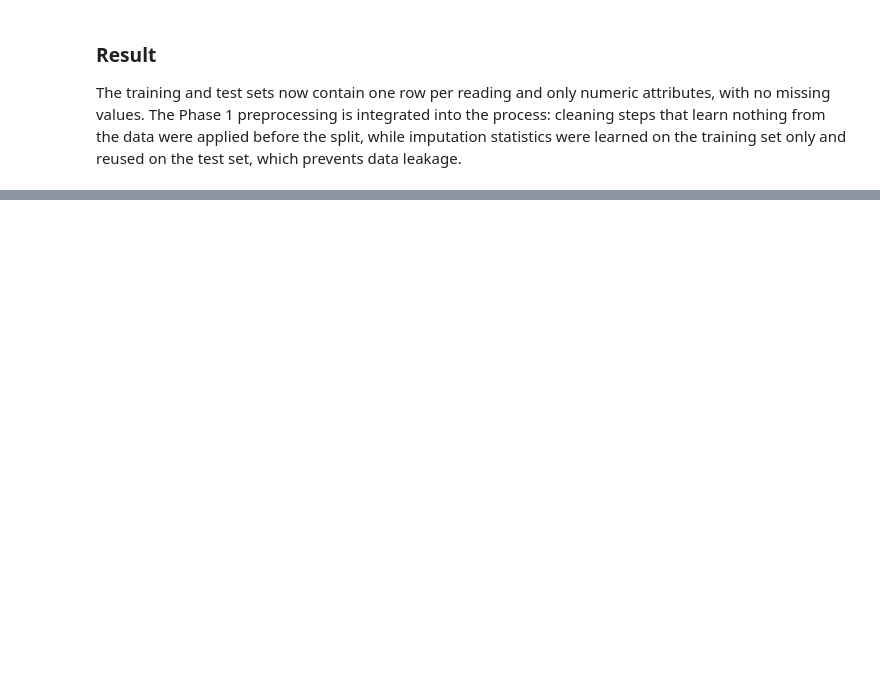
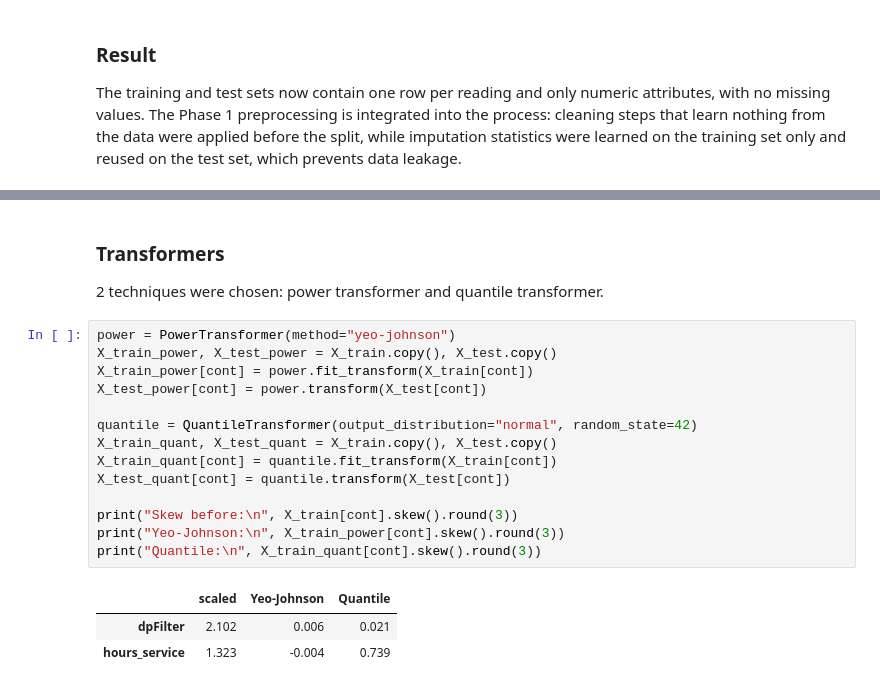
Before and after one commit to yegor-vin/Intelligent-data-analysis--project, a Jupyter notebook: phase-1-final.ipynb, the cells around one changed output, grey strips where cells are left out. Saved outputs shown, nothing was run; the diff lists cells and outputs as text; blank space fills up the shorter version.

```diff
--- a/phase-1-final.ipynb
+++ b/phase-1-final.ipynb
@@ -2142,0 +2250,22 @@ training set only and reused on the test set, which prevents data leakage.
+# %% [markdown]
+### Transformers
+
+2 techniques were chosen: power transformer and quantile transformer.
+# %%
+power = PowerTransformer(method="yeo-johnson")
+X_train_power, X_test_power = X_train.copy(), X_test.copy()
+X_train_power[cont] = power.fit_transform(X_train[cont])
+X_test_power[cont] = power.transform(X_test[cont])
+
+quantile = QuantileTransformer(output_distribution="normal", random_state=42)
+X_train_quant, X_test_quant = X_train.copy(), X_test.copy()
+X_train_quant[cont] = quantile.fit_transform(X_train[cont])
+X_test_quant[cont] = quantile.transform(X_test[cont])
+
+print("Skew before:\n", X_train[cont].skew().round(3))
+print("Yeo-Johnson:\n", X_train_power[cont].skew().round(3))
+print("Quantile:\n", X_train_quant[cont].skew().round(3))
+# %% [output]
+|  | scaled | Yeo-Johnson | Quantile |
+| dpFilter | 2.102 | 0.006 | 0.021 |
+| hours_service | 1.323 | -0.004 | 0.739 |
```
Also changed, not shown: parts of 14 cells of this notebook.
